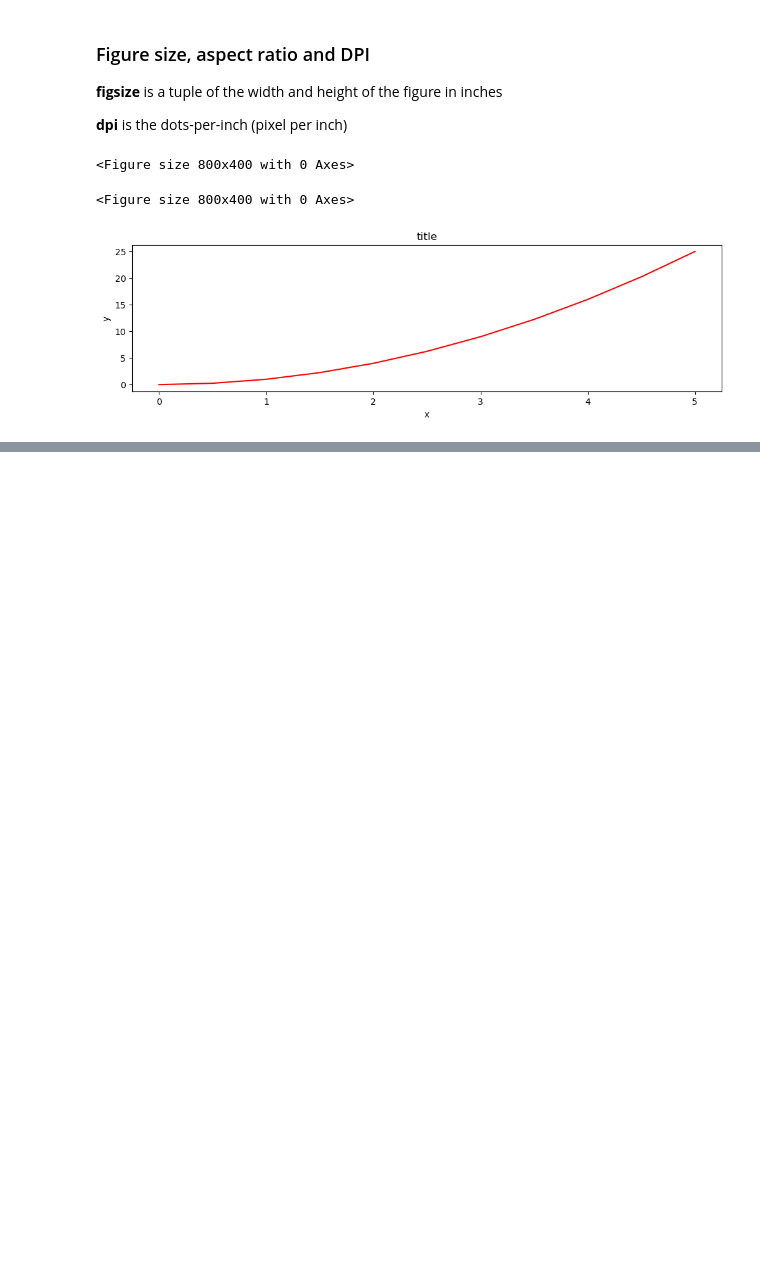
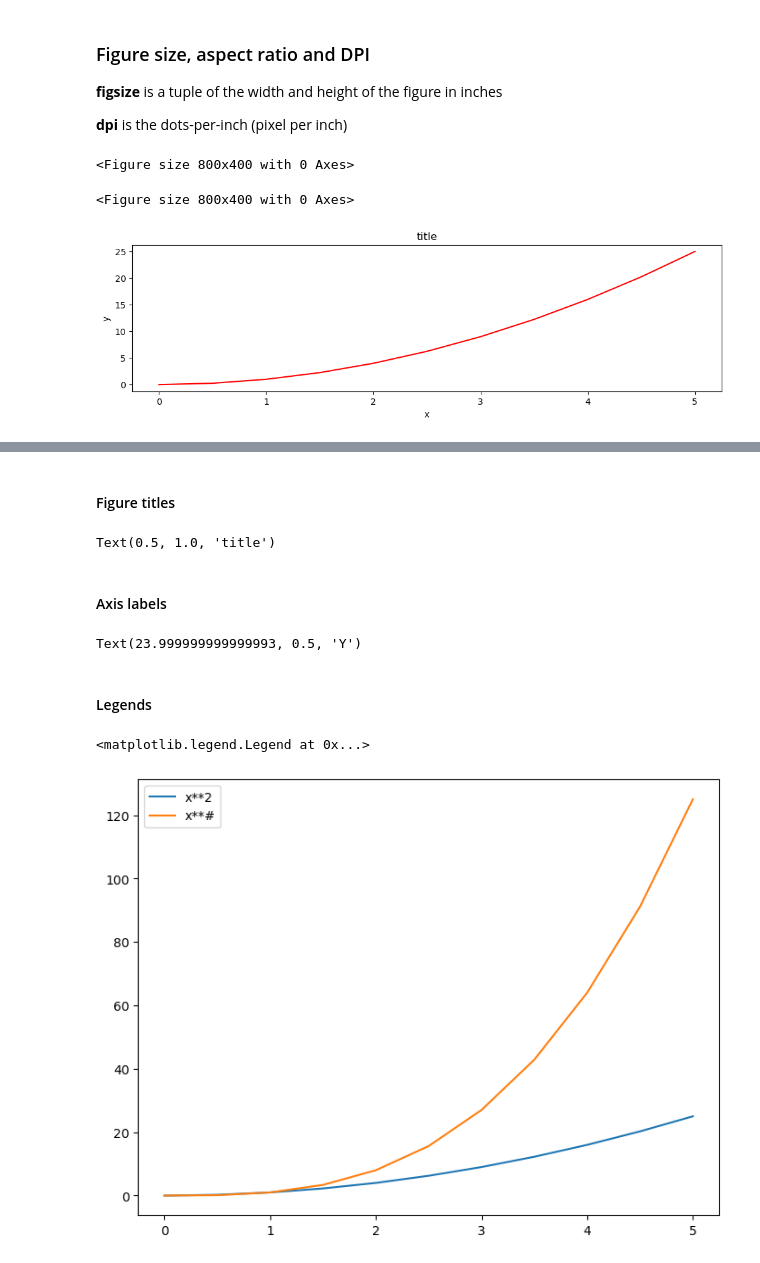
Before and after one commit to SiddheshDaphane/Python-for-data-science-and-machine-learning, a Jupyter notebook: 4. Matplotlib.ipynb, the cells around one changed output, grey strips where cells are left out. Cells and saved outputs as stored; diff of their text form; code cells hidden in the pictures; blank space fills up the shorter version.

Commit message:
Matplotlib

```diff
--- a/4. Matplotlib.ipynb
+++ b/4. Matplotlib.ipynb
@@ -212,0 +215,26 @@ axes.set_title('title');
+# %% [markdown]
+#### Figure titles
+# %%
+i.set_title("title")
+# %% [output]
+Text(0.5, 1.0, 'title')
+# %% [markdown]
+#### Axis labels
+# %%
+axes.set_xlabel("X")
+axes.set_ylabel("Y")
+# %% [output]
+Text(23.999999999999993, 0.5, 'Y')
+# %% [markdown]
+#### Legends
+# %%
+fig = plt.figure()
+
+ax = fig.add_axes([0,0,1,1])
+
+ax.plot(x, x**2, label= "x**2")
+ax.plot(x, x**3, label= "x**#")
+plt.legend()
+# %% [output]
+<matplotlib.legend.Legend at 0x...>
+[figure, added]
```
Also changed, not shown: parts of 11 cells of this notebook.
